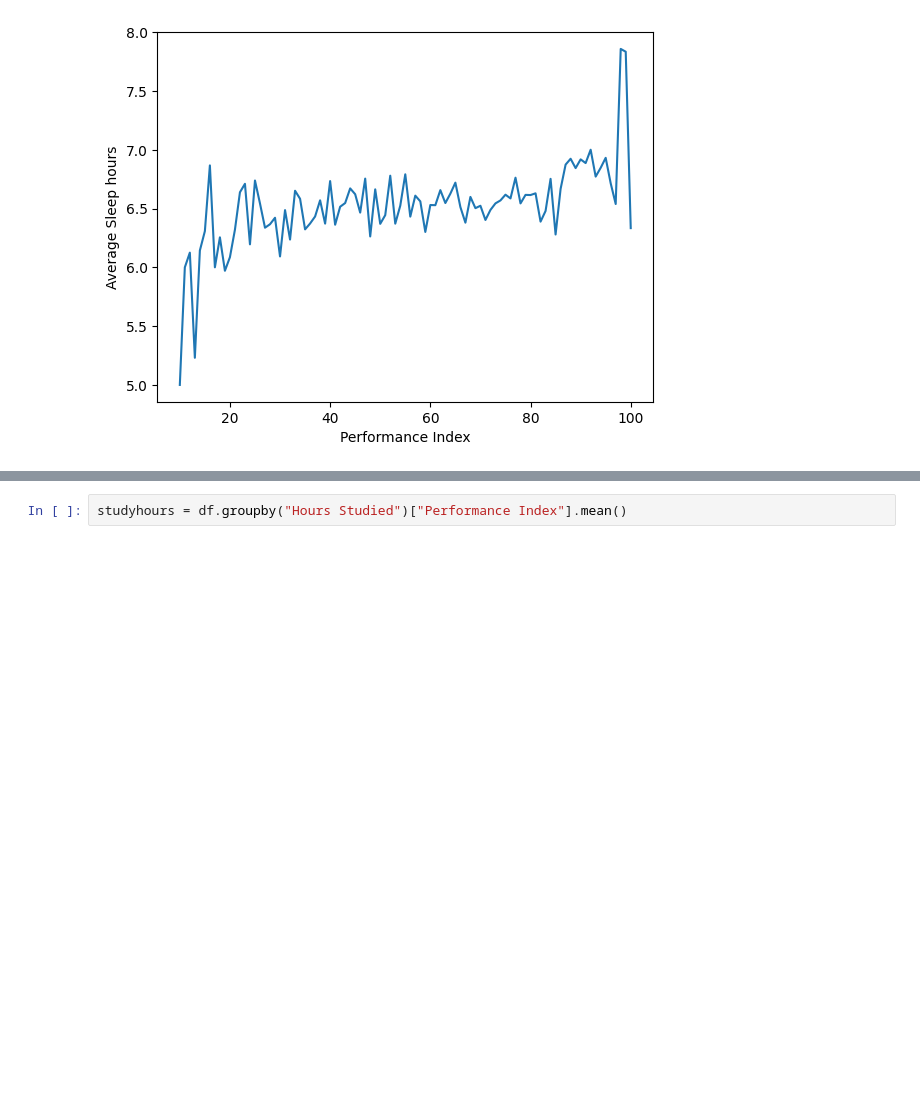
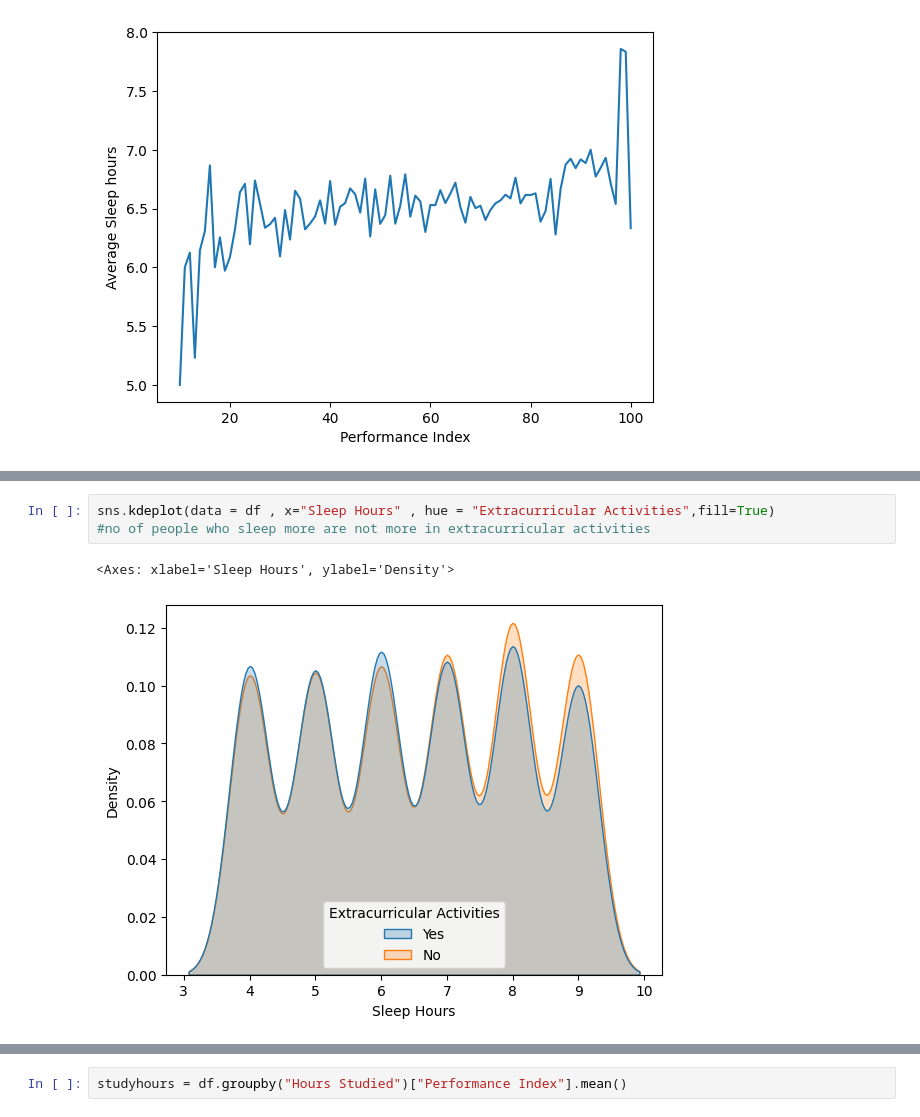
Before and after one commit to techcsispit/Student-Performance, a Jupyter notebook: Student performance.ipynb, the cells around one changed output, grey strips where cells are left out. Drawn from its saved outputs; the diff is of its cells as text; blank space fills up the shorter version.

```diff
--- a/Student performance.ipynb
+++ b/Student performance.ipynb
@@ -49,0 +58,6 @@ Text(0.5, 0, 'Performance Index')
+# %%
+sns.kdeplot(data = df , x="Sleep Hours" , hue = "Extracurricular Activities",fill=True)
+#no of people who sleep more are not more in extracurricular activities
+# %% [output]
+<Axes: xlabel='Sleep Hours', ylabel='Density'>
+[figure, added]
```
Also changed, not shown: parts of 8 cells of this notebook.
